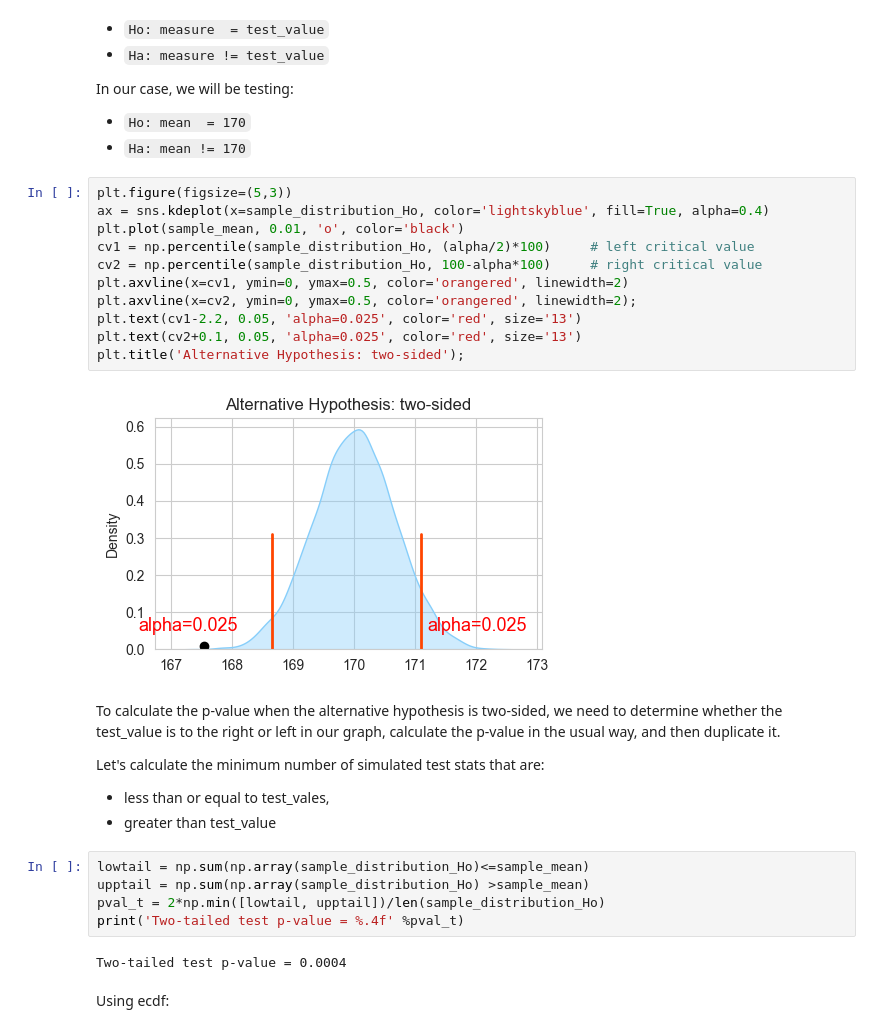
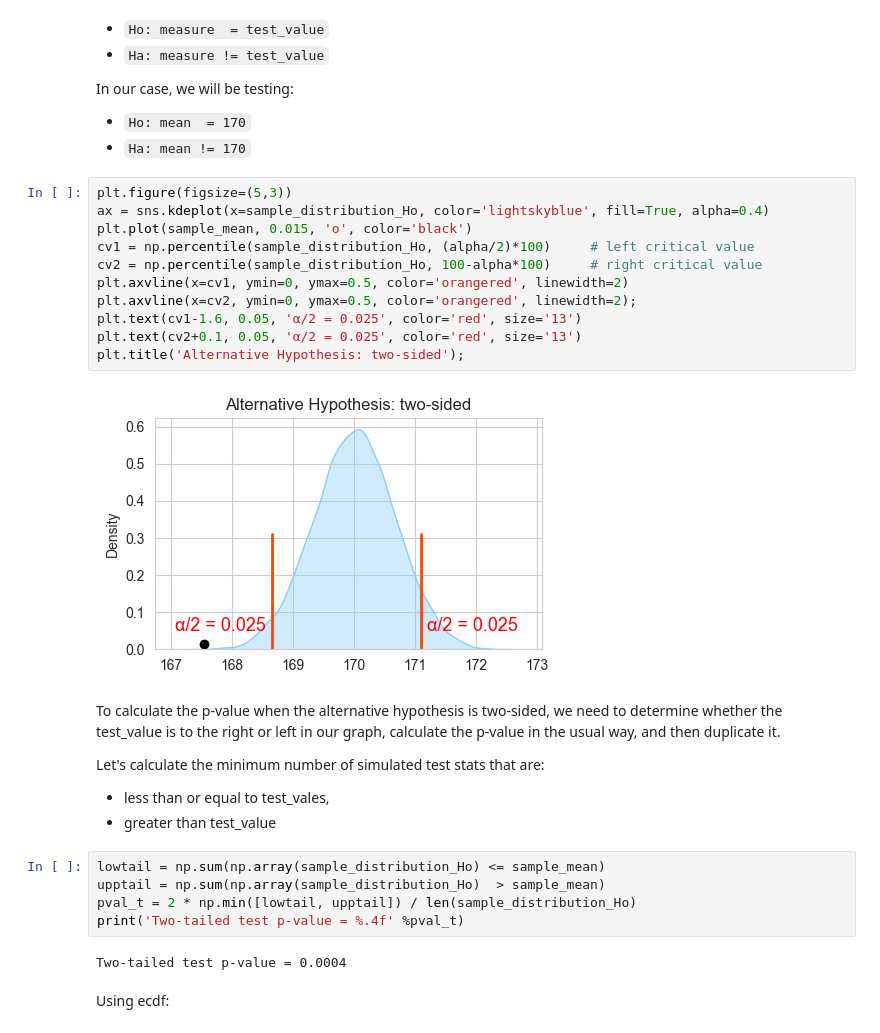
Before and after one commit to Goliath-Research/Computational-Statistics, a Jupyter notebook: 04-Inferential Statistics/05-Boot_One_Samp_Test.ipynb, the cells around one changed output. Drawn from its saved outputs; the diff is of its cells as text.

```diff
--- a/04-Inferential Statistics/05-Boot_One_Samp_Test.ipynb
+++ b/04-Inferential Statistics/05-Boot_One_Samp_Test.ipynb
@@ -266,16 +265,16 @@ In our case, we will be testing:
 # %%
 plt.figure(figsize=(5,3))
 ax = sns.kdeplot(x=sample_distribution_Ho, color='lightskyblue', fill=True, alpha=0.4)
-plt.plot(sample_mean, 0.01, 'o', color='black')
+plt.plot(sample_mean, 0.015, 'o', color='black')
 cv1 = np.percentile(sample_distribution_Ho, (alpha/2)*100)     # left critical value
 cv2 = np.percentile(sample_distribution_Ho, 100-alpha*100)     # right critical value
 plt.axvline(x=cv1, ymin=0, ymax=0.5, color='orangered', linewidth=2)
 plt.axvline(x=cv2, ymin=0, ymax=0.5, color='orangered', linewidth=2);
-plt.text(cv1-2.2, 0.05, 'alpha=0.025', color='red', size='13')
-plt.text(cv2+0.1, 0.05, 'alpha=0.025', color='red', size='13')
+plt.text(cv1-1.6, 0.05, 'α/2 = 0.025', color='red', size='13')
+plt.text(cv2+0.1, 0.05, 'α/2 = 0.025', color='red', size='13')
 plt.title('Alternative Hypothesis: two-sided');
 # %% [output]
-[figure, old version]
+[figure, new version]
 # %% [markdown]
 To calculate the p-value when the alternative hypothesis is two-sided, we need to determine whether the test_value is to the right or left in our graph, calculate the p-value in the usual way, and then duplicate it.
 
@@ -283,9 +282,9 @@ Let's calculate the minimum number of simulated test stats that are:
 - less than or equal to test_vales,
 - greater than test_value
 # %%
-lowtail = np.sum(np.array(sample_distribution_Ho)<=sample_mean)
-upptail = np.sum(np.array(sample_distribution_Ho) >sample_mean)
-pval_t = 2*np.min([lowtail, upptail])/len(sample_distribution_Ho)
+lowtail = np.sum(np.array(sample_distribution_Ho) <= sample_mean)
+upptail = np.sum(np.array(sample_distribution_Ho)  > sample_mean)
+pval_t = 2 * np.min([lowtail, upptail]) / len(sample_distribution_Ho)
 print('Two-tailed test p-value = %.4f' %pval_t)
 # %% [output]
 Two-tailed test p-value = 0.0004
```
Also changed, not shown: parts of 12 cells of this notebook.
